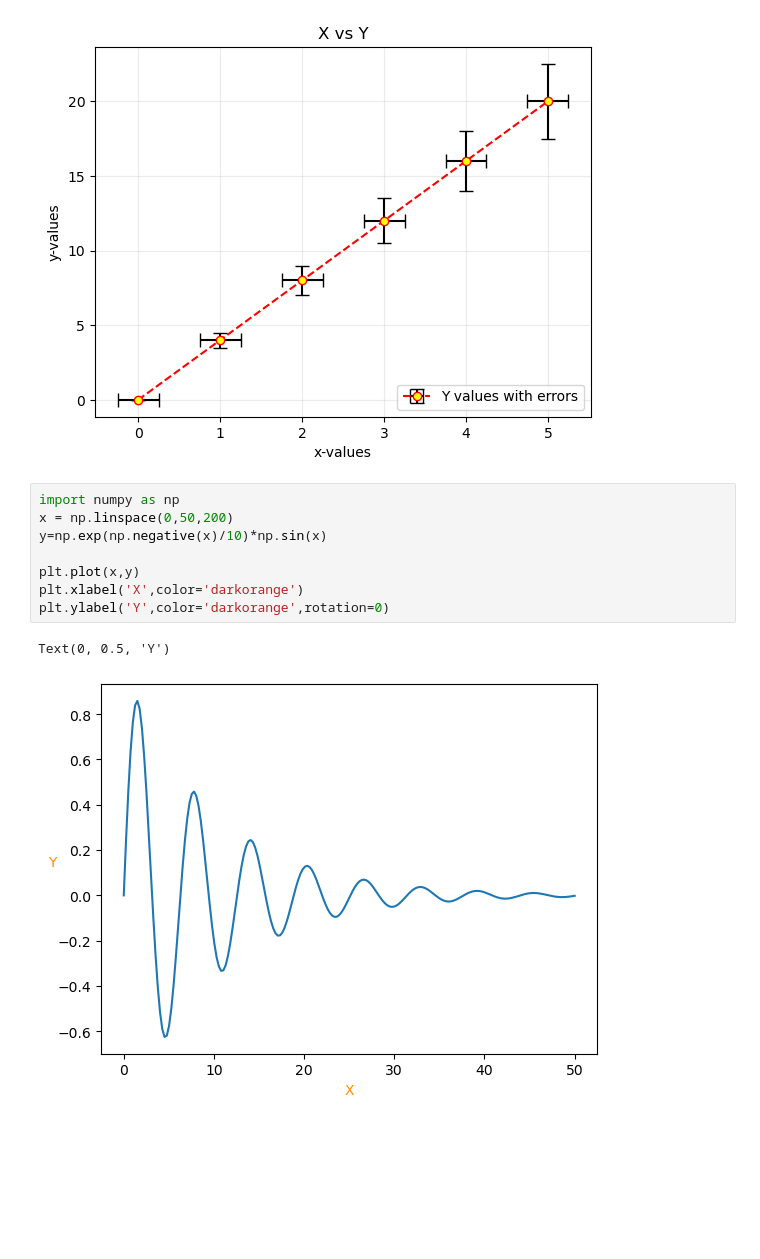
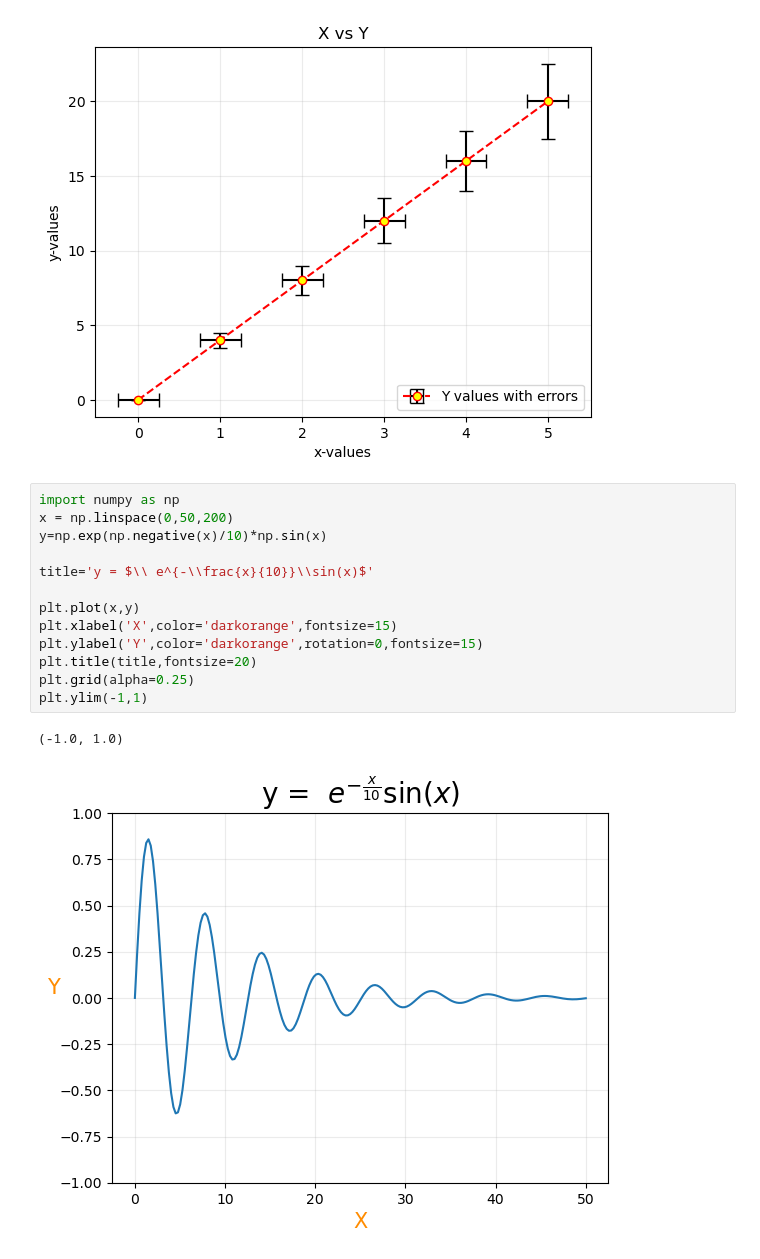
Before and after one commit to SPS-SP2273/learning-portfolio-2024-aug-Arcen3, a Jupyter notebook: 7.2_plotting__exercises/plotting_(need)_exercises.ipynb, the cells around one changed output. Cells and saved outputs as stored; diff of their text form; blank space fills up the shorter version.

Commit message:
READY FOR REVIEW (PLOTTING_EXERCISE)
both good and need :D

```diff
--- a/7.2_plotting__exercises/plotting_(need)_exercises.ipynb
+++ b/7.2_plotting__exercises/plotting_(need)_exercises.ipynb
@@ -26,11 +26,16 @@ plt.show()
 # %%
 import numpy as np
 x = np.linspace(0,50,200)
 y=np.exp(np.negative(x)/10)*np.sin(x)
 
+title='y = $\\ e^{-\\frac{x}{10}}\\sin(x)$'
+
 plt.plot(x,y)
-plt.xlabel('X',color='darkorange')
-plt.ylabel('Y',color='darkorange',rotation=0)
+plt.xlabel('X',color='darkorange',fontsize=15)
+plt.ylabel('Y',color='darkorange',rotation=0,fontsize=15)
+plt.title(title,fontsize=20)
+plt.grid(alpha=0.25)
+plt.ylim(-1,1)
 # %% [output]
-Text(0, 0.5, 'Y')
+(-1.0, 1.0)
-[figure, old version]
+[figure, new version]
```
Also changed, not shown: 2 other files.
